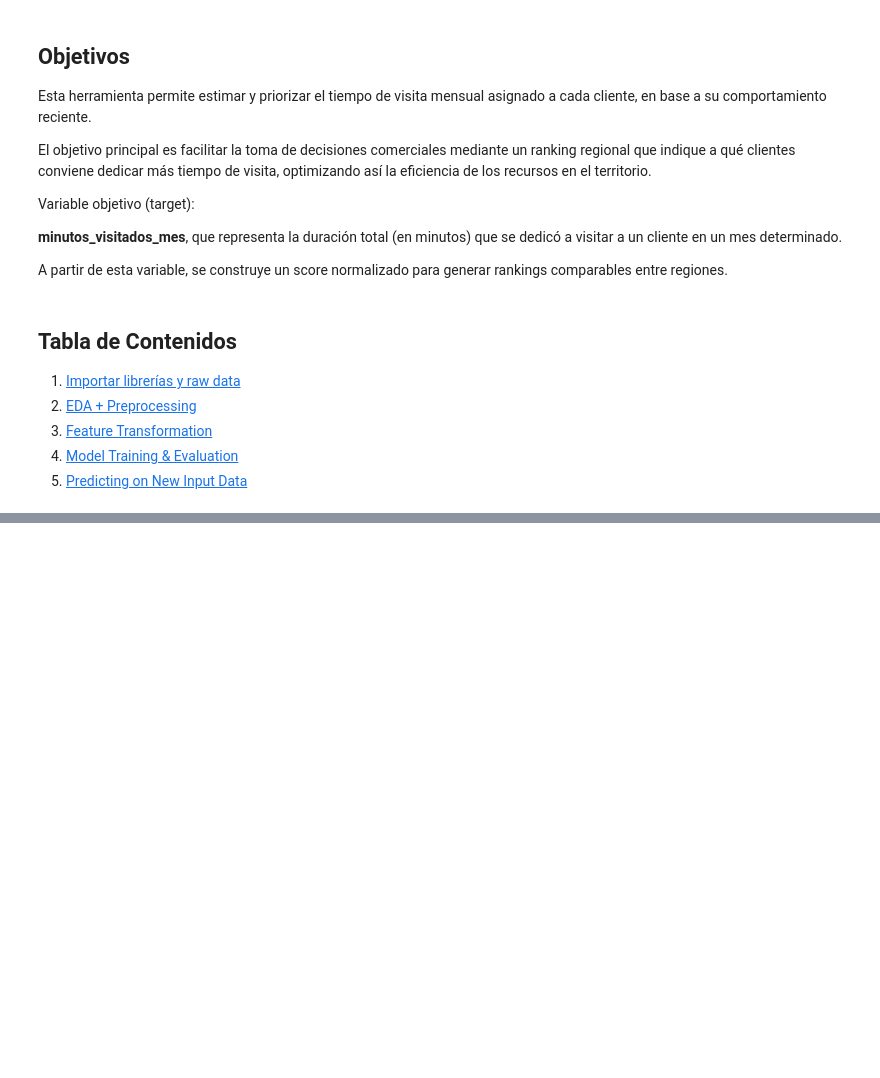
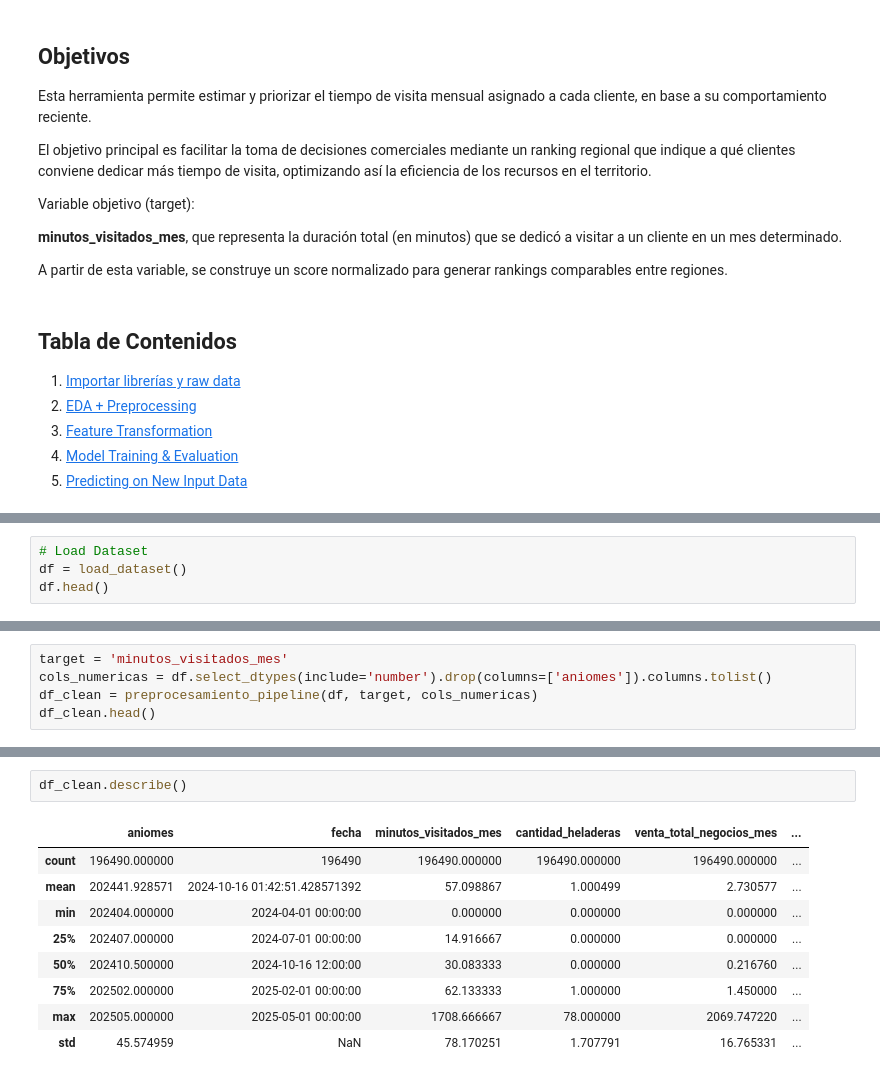
Before and after one commit to msolpera/challenge_quilmes, a Jupyter notebook: main.ipynb, the cells around one changed output, grey strips where cells are left out. Saved outputs shown, nothing was run; the diff lists cells and outputs as text; blank space fills up the shorter version.

```diff
--- a/main.ipynb
+++ b/main.ipynb
@@ -58,0 +72,4 @@ A partir de esta variable, se construye un score normalizado para generar rankin
+# %%
+# Load Dataset
+df = load_dataset()
+df.head()
@@ -58,0 +88,5 @@ A partir de esta variable, se construye un score normalizado para generar rankin
+# %%
+target = 'minutos_visitados_mes'
+cols_numericas = df.select_dtypes(include='number').drop(columns=['aniomes']).columns.tolist()
+df_clean = preprocesamiento_pipeline(df, target, cols_numericas)
+df_clean.head()
@@ -58,0 +101,12 @@ A partir de esta variable, se construye un score normalizado para generar rankin
+# %%
+df_clean.describe()
+# %% [output]
+|  | aniomes | fecha | minutos_visitados_mes | cantidad_heladeras | venta_total_negocios_mes | ... |
+| count | 196490.000000 | 196490 | 196490.000000 | 196490.000000 | 196490.000000 | ... |
+| mean | 202441.928571 | 2024-10-16 01:42:51.428571392 | 57.098867 | 1.000499 | 2.730577 | ... |
+| min | 202404.000000 | 2024-04-01 00:00:00 | 0.000000 | 0.000000 | 0.000000 | ... |
+| 25% | 202407.000000 | 2024-07-01 00:00:00 | 14.916667 | 0.000000 | 0.000000 | ... |
+| 50% | 202410.500000 | 2024-10-16 12:00:00 | 30.083333 | 0.000000 | 0.216760 | ... |
+| 75% | 202502.000000 | 2025-02-01 00:00:00 | 62.133333 | 1.000000 | 1.450000 | ... |
+| max | 202505.000000 | 2025-05-01 00:00:00 | 1708.666667 | 78.000000 | 2069.747220 | ... |
+| std | 45.574959 | NaN | 78.170251 | 1.707791 | 16.765331 | ... |
```
Also changed, not shown: parts of 6 cells of this notebook, 5 other files.
